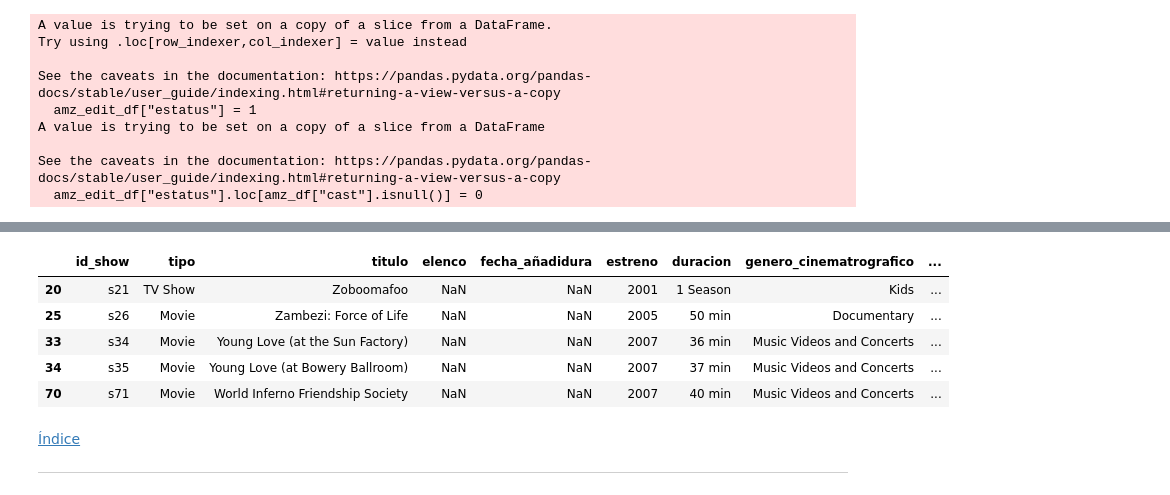
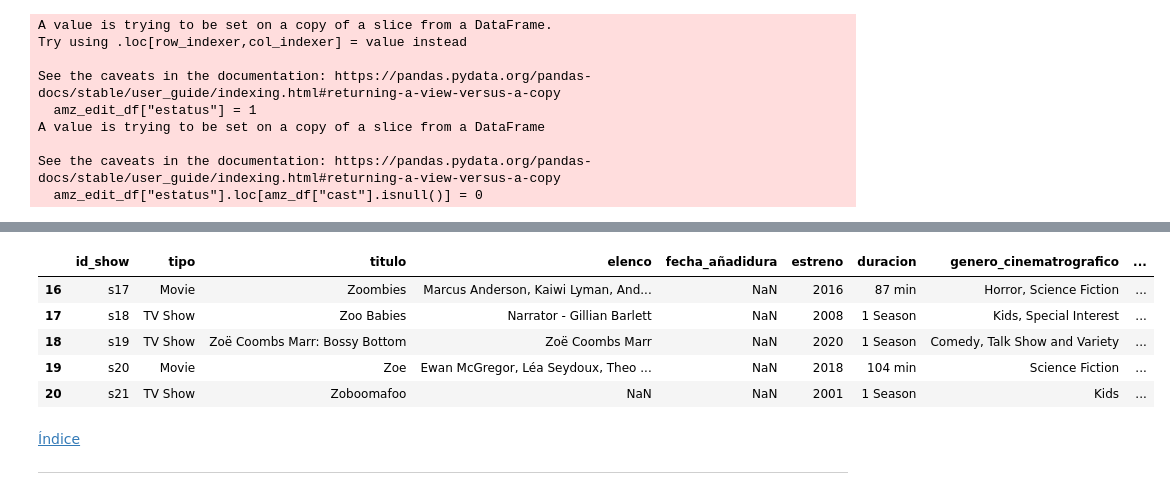
Before and after one commit to JoseSalas98/streaming_catalog_api, a Jupyter notebook: notebooks/eda.ipynb, the cells around one changed output, grey strips where cells are left out. Drawn from its saved outputs; the diff is of its cells as text; code cells hidden in the pictures.

Commit message:
The data from dataframe: disney_plus_titles was transformed.

```diff
--- a/notebooks/eda.ipynb
+++ b/notebooks/eda.ipynb
@@ -430,7 +430,7 @@ amz_edit_df.head()
 # %%
 #Dar de baja lógica a los datos nulos
 amz_edit_df["estatus"] = 1
-amz_edit_df["estatus"].loc[amz_df["cast"].isnull()] = 0
+amz_edit_df["estatus"].loc[amz_edit_df["elenco"].isnull()] = 0
 # %% [output]
 A value is trying to be set on a copy of a slice from a DataFrame.
 Try using .loc[row_indexer,col_indexer] = value instead
@@ -441,3 +441,7 @@ A value is trying to be set on a copy of a slice from a DataFrame
 
 See the caveats in the documentation: https://pandas.pydata.org/pandas-docs/stable/user_guide/indexing.html#returning-a-view-versus-a-copy
   amz_edit_df["estatus"].loc[amz_df["cast"].isnull()] = 0
+# %%
+#Dar de baja lógica a los datos nulos
+amz_edit_df["estatus"] = 1
+amz_edit_df["estatus"].loc[amz_edit_df["fecha_añadidura"].isnull()] = 0
@@ -444,12 +458,12 @@ See the caveats in the documentation: https://pandas.pydata.org/pandas-docs/stab
 # %%
-amz_edit_df.loc[amz_df["cast"].isnull()].head()
+amz_edit_df.loc[amz_edit_df["estatus"] == 0].head()
 # %% [output]
 |  | id_show | tipo | titulo | elenco | fecha_añadidura | estreno | duracion | genero_cinematrografico | ... |
+| 16 | s17 | Movie | Zoombies | Marcus Anderson, Kaiwi Lyman, And... | NaN | 2016 | 87 min | Horror, Science Fiction | ... |
+| 17 | s18 | TV Show | Zoo Babies | Narrator - Gillian Barlett | NaN | 2008 | 1 Season | Kids, Special Interest | ... |
+| 18 | s19 | TV Show | Zoë Coombs Marr: Bossy Bottom | Zoë Coombs Marr | NaN | 2020 | 1 Season | Comedy, Talk Show and Variety | ... |
+| 19 | s20 | Movie | Zoe | Ewan McGregor, Léa Seydoux, Theo ... | NaN | 2018 | 104 min | Science Fiction | ... |
 | 20 | s21 | TV Show | Zoboomafoo | NaN | NaN | 2001 | 1 Season | Kids | ... |
-| 25 | s26 | Movie | Zambezi: Force of Life | NaN | NaN | 2005 | 50 min | Documentary | ... |
-| 33 | s34 | Movie | Young Love (at the Sun Factory) | NaN | NaN | 2007 | 36 min | Music Videos and Concerts | ... |
-| 34 | s35 | Movie | Young Love (at Bowery Ballroom) | NaN | NaN | 2007 | 37 min | Music Videos and Concerts | ... |
-| 70 | s71 | Movie | World Inferno Friendship Society | NaN | NaN | 2007 | 40 min | Music Videos and Concerts | ... |
 # %% [markdown]
 [ Índice </p> ](#id0)
 
```
Also changed, not shown: parts of 10 cells of this notebook.
